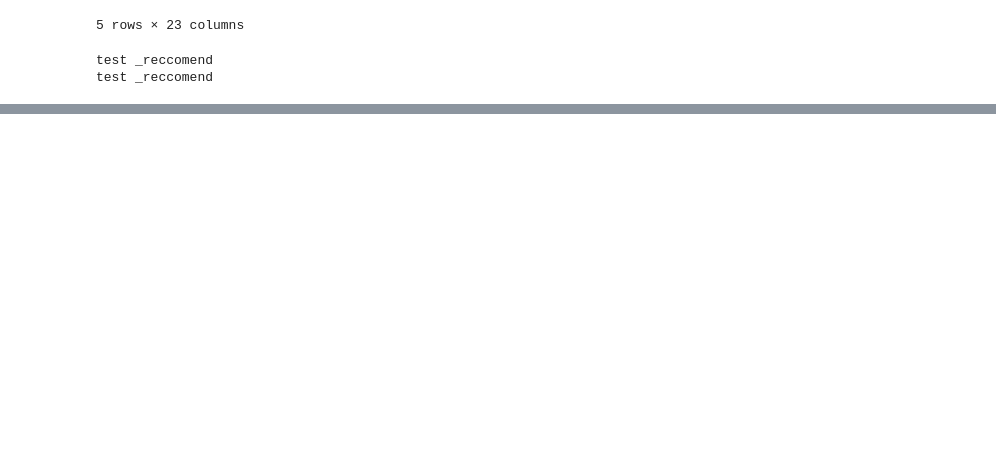
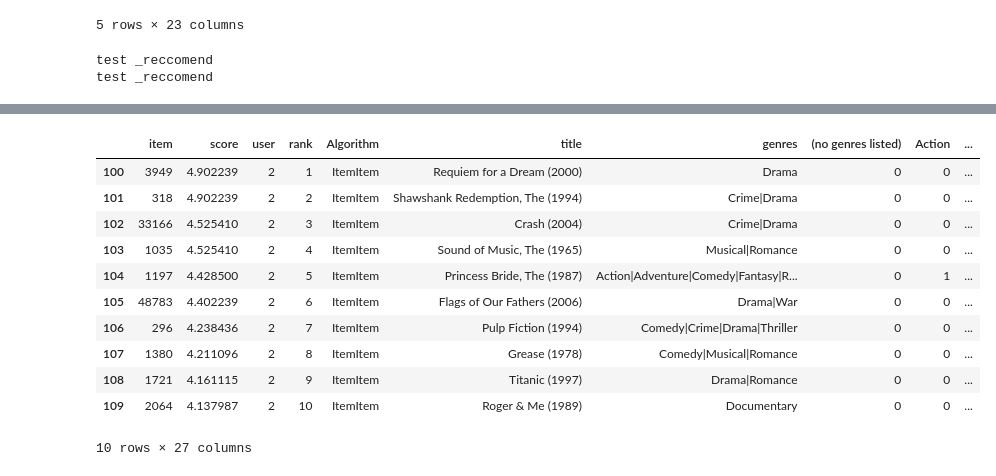
Before and after one commit to DeniseWarncke/Fair-Recommendations, a Jupyter notebook: Read_dummy.ipynb, the cells around one changed output, grey strips where cells are left out. Cells and saved outputs as stored; diff of their text form; code cells hidden in the pictures; blank space fills up the shorter version.

```diff
--- a/Read_dummy.ipynb
+++ b/Read_dummy.ipynb
@@ -89,0 +108,16 @@ array([ 4802,  5301, 98961, ...,  3578,  1249, 81834], dtype=int64)
+# %%
+recs_temp = all_recs_joined.iloc[100:110,:]
+recs_temp
+# %% [output]
+|  | item | score | user | rank | Algorithm | title | genres | (no genres listed) | Action | ... |
+| 100 | 3949 | 4.902239 | 2 | 1 | ItemItem | Requiem for a Dream (2000) | Drama | 0 | 0 | ... |
+| 101 | 318 | 4.902239 | 2 | 2 | ItemItem | Shawshank Redemption, The (1994) | Crime|Drama | 0 | 0 | ... |
+| 102 | 33166 | 4.525410 | 2 | 3 | ItemItem | Crash (2004) | Crime|Drama | 0 | 0 | ... |
+| 103 | 1035 | 4.525410 | 2 | 4 | ItemItem | Sound of Music, The (1965) | Musical|Romance | 0 | 0 | ... |
+| 104 | 1197 | 4.428500 | 2 | 5 | ItemItem | Princess Bride, The (1987) | Action|Adventure|Comedy|Fantasy|R... | 0 | 1 | ... |
+| 105 | 48783 | 4.402239 | 2 | 6 | ItemItem | Flags of Our Fathers (2006) | Drama|War | 0 | 0 | ... |
+| 106 | 296 | 4.238436 | 2 | 7 | ItemItem | Pulp Fiction (1994) | Comedy|Crime|Drama|Thriller | 0 | 0 | ... |
+| 107 | 1380 | 4.211096 | 2 | 8 | ItemItem | Grease (1978) | Comedy|Musical|Romance | 0 | 0 | ... |
+| 108 | 1721 | 4.161115 | 2 | 9 | ItemItem | Titanic (1997) | Drama|Romance | 0 | 0 | ... |
+| 109 | 2064 | 4.137987 | 2 | 10 | ItemItem | Roger & Me (1989) | Documentary | 0 | 0 | ... |
+10 rows × 27 columns
```
Also changed, not shown: parts of 11 cells of this notebook, 1 other file.
